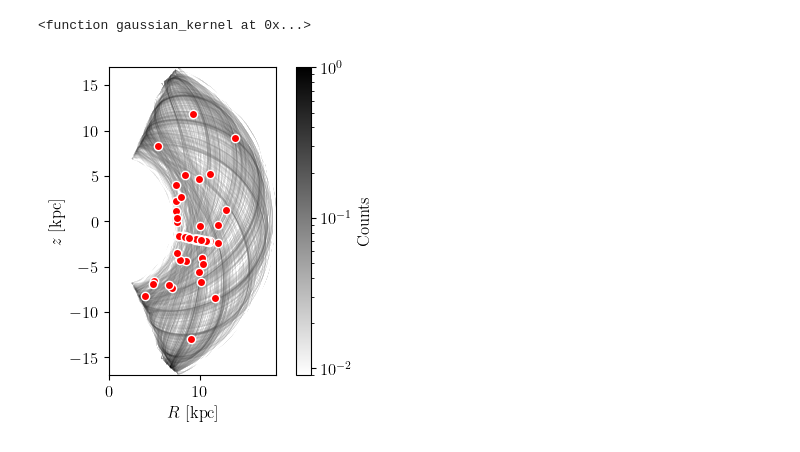
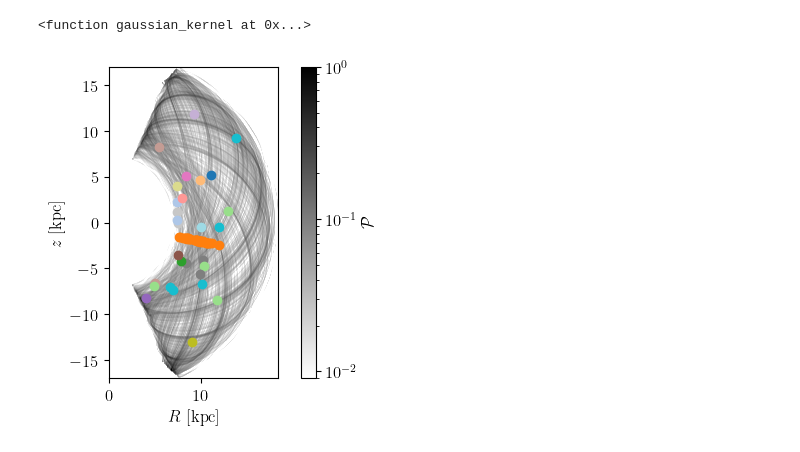
Before and after one commit to salvatore-ferrone/stream_analysis, a Jupyter notebook: figures/perturber_statistics.ipynb, the cells around one changed output. Drawn from its saved outputs; the diff is of its cells as text; code cells hidden in the pictures.

Commit message:
making colors of perturbers consistent

```diff
--- a/figures/perturber_statistics.ipynb
+++ b/figures/perturber_statistics.ipynb
@@ -170,5 +174,10 @@ markers = ['o', 's', 'D', '^', 'v', '<', '>', 'p', '*', 'h', 'H', '+', 'x', 'd',
 AXIS=dict(xlabel=r"$L_z$ [kpc km/s]",
           ylabel=r"$E$ [km$^2$/s$^2$]",
           xlim=[-5000,5000])
+# %%
+import matplotlib.cm as cm
+unique_suspects = np.unique(guilty)
+cmap = cm.get_cmap('tab20', len(unique_suspects))  # 'tab20' is a colormap with 20 distinct colors
+perturbercolors = {unique_suspects[i]: cmap(i) for i in range(len(unique_suspects))}
 # %%
 perturberscatter={"facecolors":"red","edgecolors":"white","alpha":0.8}
@@ -286,7 +291,7 @@ suspects=columns['suspect']
 montecarlokey = columns["montecarlokey"]
 Mass=columns['Mass']
 rplum=columns['rplum']
-guilty=np.unique(suspects[gap_flag])
+guilty=suspects[gap_flag]
 tau=columns['tau']
 Time=columns['T']
 # %%
@@ -393,16 +398,20 @@ smoothed_hist = convolve2d(hist, my_gaussian_kernel)
 # %%
 smoothed_hist_normed = smoothed_hist / smoothed_hist.max()
 # %%
+outname = "impact_stats_phase_space.png"
 from matplotlib import colors
 fig,axis=plt.subplots(1,1,figsize=(5,4))
-axis.scatter(Rs,zs,facecolor='red',edgecolor='white',label="Pertrbers",zorder=1)
-# axis.scatter(RsPal,zsPal,s=2,facecolor='gray',alpha=0.1)
+
+for i in range(len(Rs)):
+    axis.scatter(Rs[i],zs[i],zorder=1,facecolor=perturbercolors[guilty[i]])
 
 im=axis.pcolorfast(Rlims, zlims, smoothed_hist_normed.T, cmap='gray_r',norm=colors.LogNorm(vmin=1,vmax=1e-2))
-cbar=fig.colorbar(im, ax=axis,label="Counts")
+cbar=fig.colorbar(im, ax=axis,label=r"$\mathcal{P}$")
 axis.set_xlim(Rlims)
 axis.set_ylim(zlims)
 axis.set(xlabel=r"$R$ [kpc]",ylabel=r"$z$ [kpc]")
 axis.set_aspect('equal')
+fig.tight_layout()
+fig.savefig(outdir+outname,dpi=300)
 # %% [output]
-[figure, old version]
+[figure, new version]
```
Also changed, not shown: parts of 6 cells of this notebook, 5 other files.
